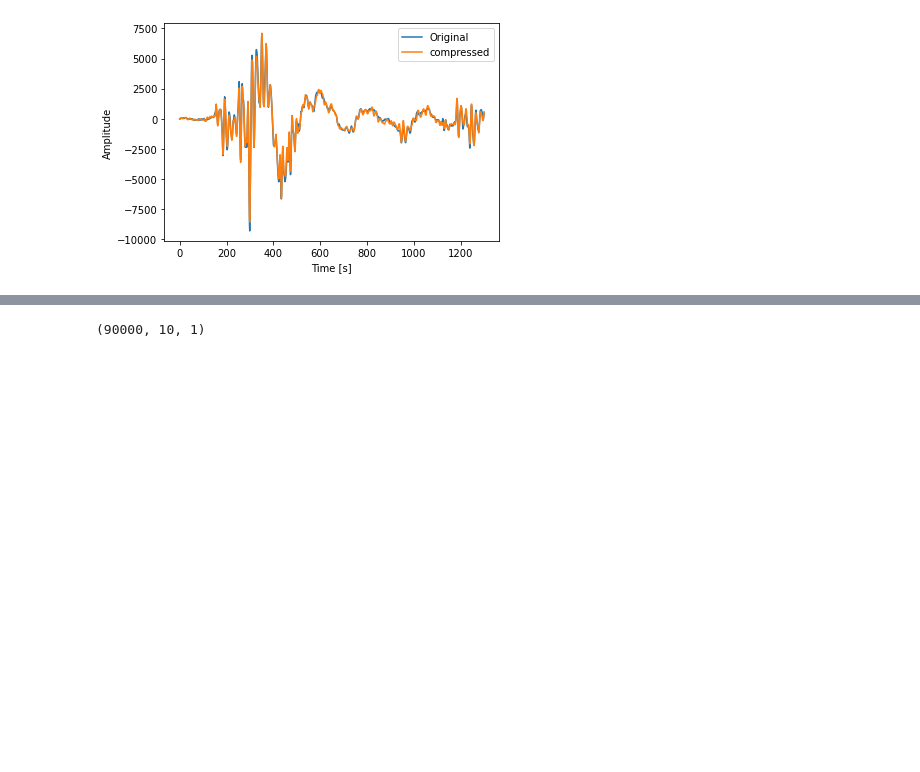
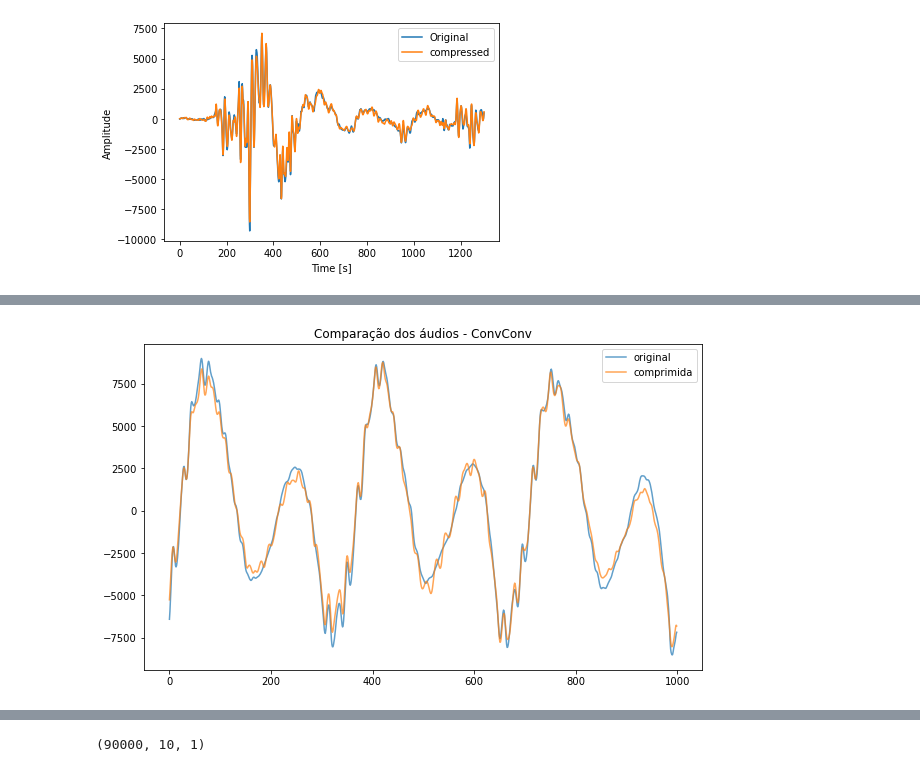
Before and after one commit to wesleygas/AudiorepML, a Jupyter notebook: convolucional-Pure.ipynb, the cells around one changed output, grey strips where cells are left out. Saved outputs shown, nothing was run; the diff lists cells and outputs as text; code cells hidden in the pictures; blank space fills up the shorter version.

```diff
--- a/convolucional-Pure.ipynb
+++ b/convolucional-Pure.ipynb
@@ -176,3 +183,14 @@ NameError: name 'plt' is not defined
+# %%
+plt.figure(figsize=(10,6))
+plt.title("Comparação dos áudios")
+plt.title("Comparação dos áudios - ConvConv")
+plt.plot(Y_valid[base:base+amount].reshape(-1), label="original", alpha=.7)
+plt.plot(X_valid[base:base+amount].reshape(-1), label="comprimida", alpha=.7)
+plt.legend()
+plt.savefig("convconv-origcompr.png")
+plt.show()
+# %% [output]
+[figure, added]
 # %%
 predicted = model.predict(X_train)
 # %%
```
Also changed, not shown: parts of 12 cells of this notebook, 13 other files.
